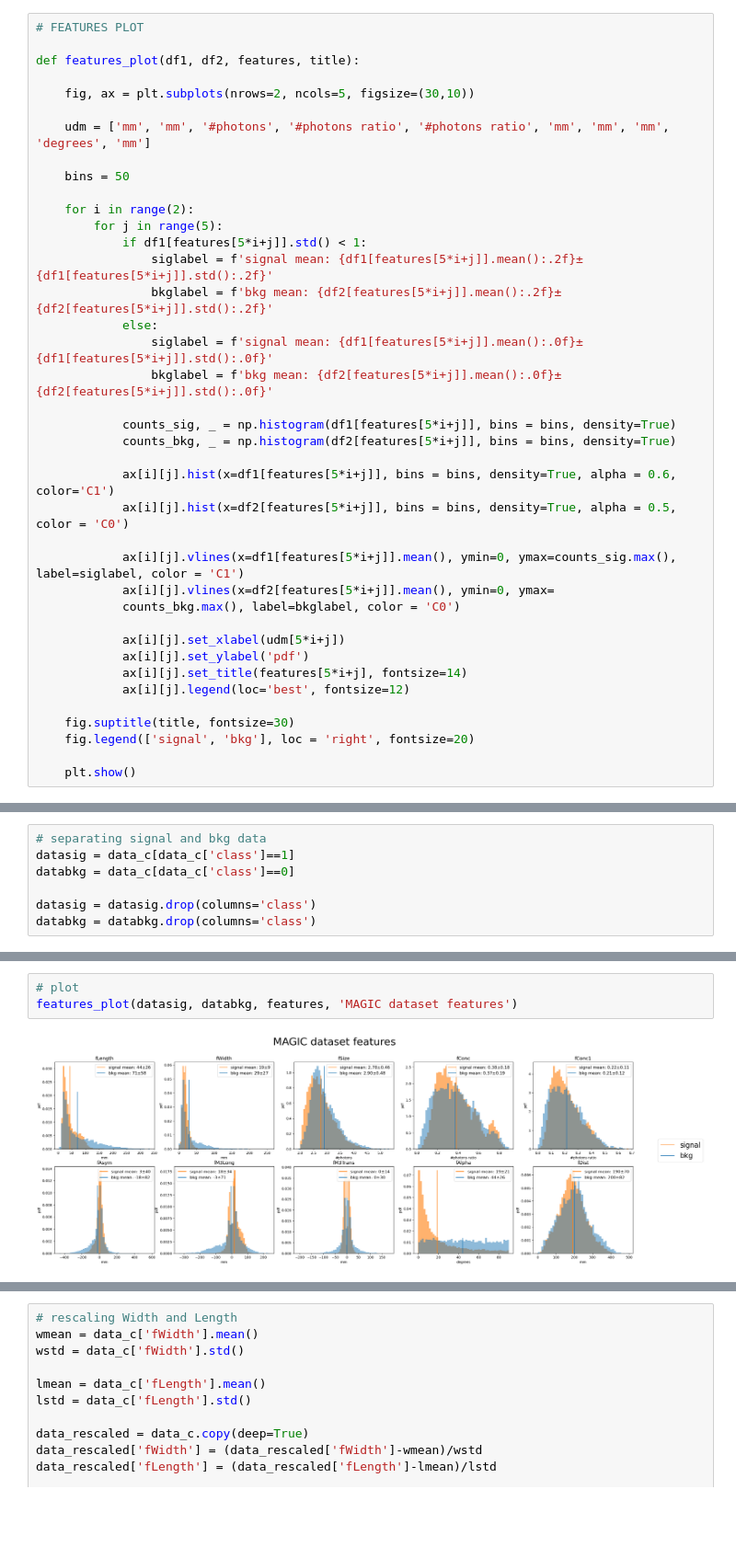
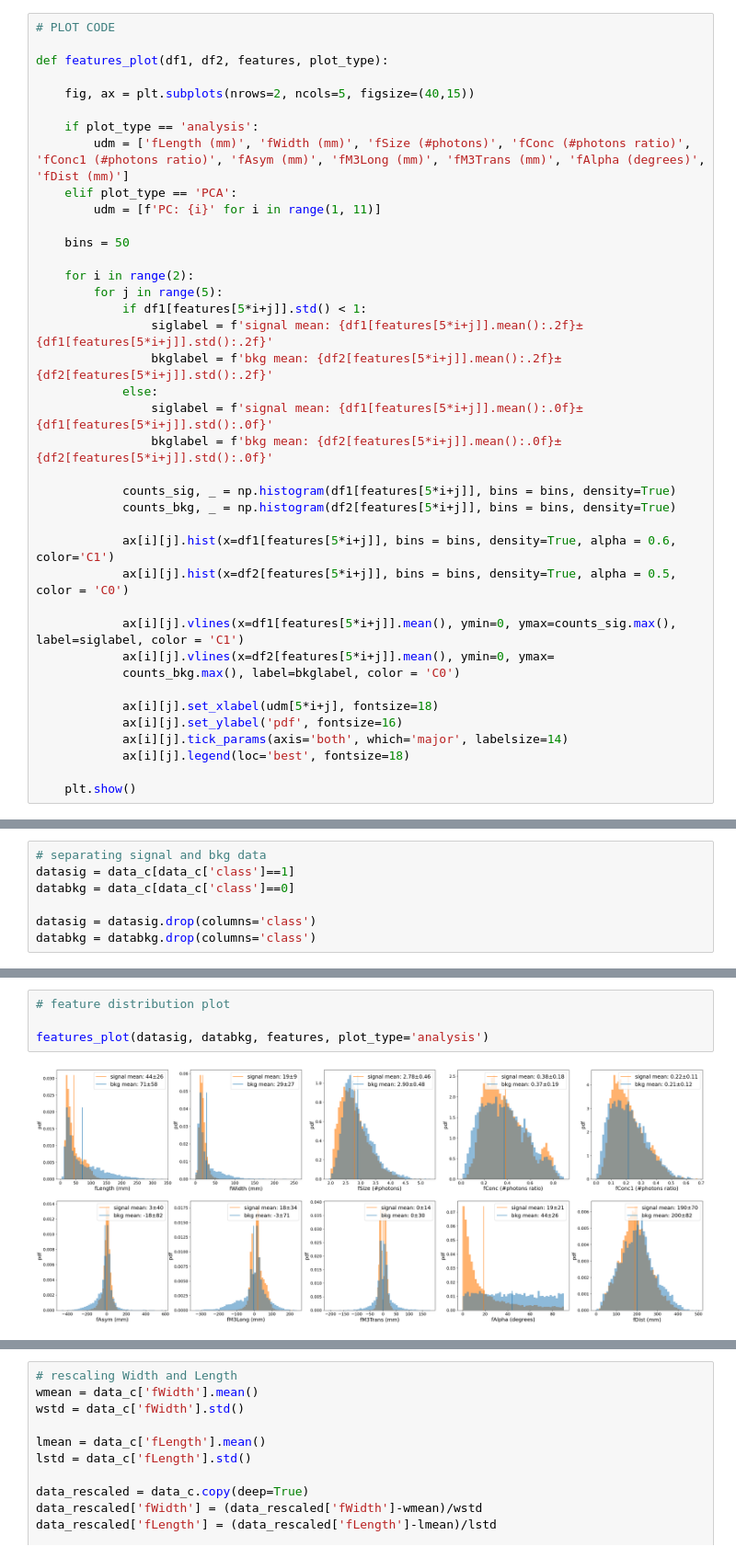
Before and after one commit to Lorycav/LCP_projects_Y6_MAGIC, a Jupyter notebook: Project.ipynb, the cells around one changed output, grey strips where cells are left out. Shown at 92% size. Drawn from its saved outputs; the diff is of its cells as text; blank space fills up the shorter version.

```diff
--- a/Project.ipynb
+++ b/Project.ipynb
@@ -102,11 +78,14 @@ from sklearn import tree
 # %%
-# FEATURES PLOT
+# PLOT CODE
 
-def features_plot(df1, df2, features, title):
+def features_plot(df1, df2, features, plot_type):
 
-    fig, ax = plt.subplots(nrows=2, ncols=5, figsize=(30,10))
+    fig, ax = plt.subplots(nrows=2, ncols=5, figsize=(40,15))
 
-    udm = ['mm', 'mm', '#photons', '#photons ratio', '#photons ratio', 'mm', 'mm', 'mm', 'degrees', 'mm']
+    if plot_type == 'analysis':
+        udm = ['fLength (mm)', 'fWidth (mm)', 'fSize (#photons)', 'fConc (#photons ratio)', 'fConc1 (#photons ratio)', 'fAsym (mm)', 'fM3Long (mm)', 'fM3Trans (mm)', 'fAlpha (degrees)', 'fDist (mm)']
+    elif plot_type == 'PCA':
+        udm = [f'PC: {i}' for i in range(1, 11)]
 
     bins = 50
 
@@ -129,12 +108,9 @@ def features_plot(df1, df2, features, title):
             ax[i][j].vlines(x=df2[features[5*i+j]].mean(), ymin=0, ymax=
             counts_bkg.max(), label=bkglabel, color = 'C0')
 
-            ax[i][j].set_xlabel(udm[5*i+j])
-            ax[i][j].set_ylabel('pdf')
-            ax[i][j].set_title(features[5*i+j], fontsize=14)
-            ax[i][j].legend(loc='best', fontsize=12)
-
-    fig.suptitle(title, fontsize=30)
-    fig.legend(['signal', 'bkg'], loc = 'right', fontsize=20)
+            ax[i][j].set_xlabel(udm[5*i+j], fontsize=18)
+            ax[i][j].set_ylabel('pdf', fontsize=16)
+            ax[i][j].tick_params(axis='both', which='major', labelsize=14)
+            ax[i][j].legend(loc='best', fontsize=18)
 
     plt.show()
@@ -267,5 +277,6 @@ plt.show()
 # %%
-# plot
-features_plot(datasig, databkg, features, 'MAGIC dataset features')
+# feature distribution plot
+
+features_plot(datasig, databkg, features, plot_type='analysis')
 # %% [output]
-[figure, old version]
+[figure, new version]
```
Also changed, not shown: parts of 116 cells of this notebook, 1 other file.
